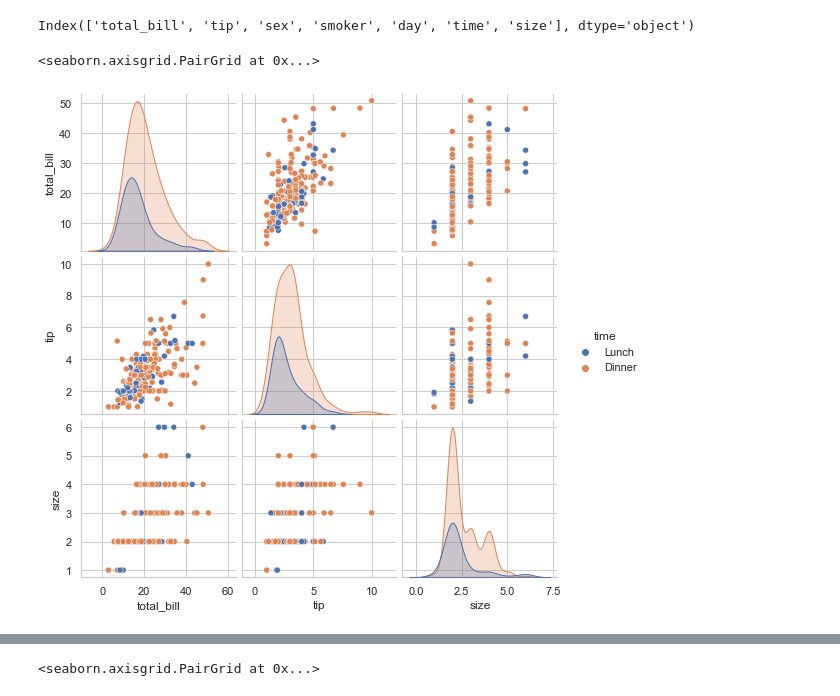
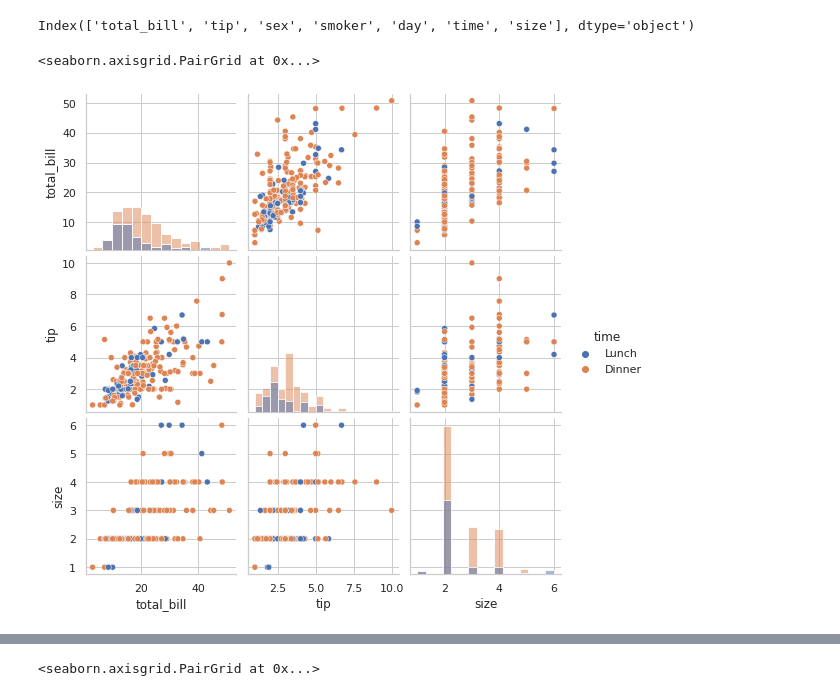
Before and after one commit to ReDI-School/nrw-data-analytics, a Jupyter notebook: 6_Lecture_More_Plots_and_intro_to_EDA_edited.ipynb, the cells around one changed output, grey strips where cells are left out. Drawn from its saved outputs; the diff is of its cells as text; code cells hidden in the pictures.

```diff
--- a/6_Lecture_More_Plots_and_intro_to_EDA_edited.ipynb
+++ b/6_Lecture_More_Plots_and_intro_to_EDA_edited.ipynb
@@ -156,8 +157,8 @@ tips.columns
 # %% [output]
 Index(['total_bill', 'tip', 'sex', 'smoker', 'day', 'time', 'size'], dtype='object')
 # %%
-sns.pairplot(tips,  hue='time')
+sns.pairplot(tips,  hue='time', diag_kind= 'hist')
 # %% [output]
 <seaborn.axisgrid.PairGrid at 0x...>
-[figure, old version]
+[figure, new version]
 # %%
```
Also changed, not shown: parts of 24 cells of this notebook, 1 other file.
